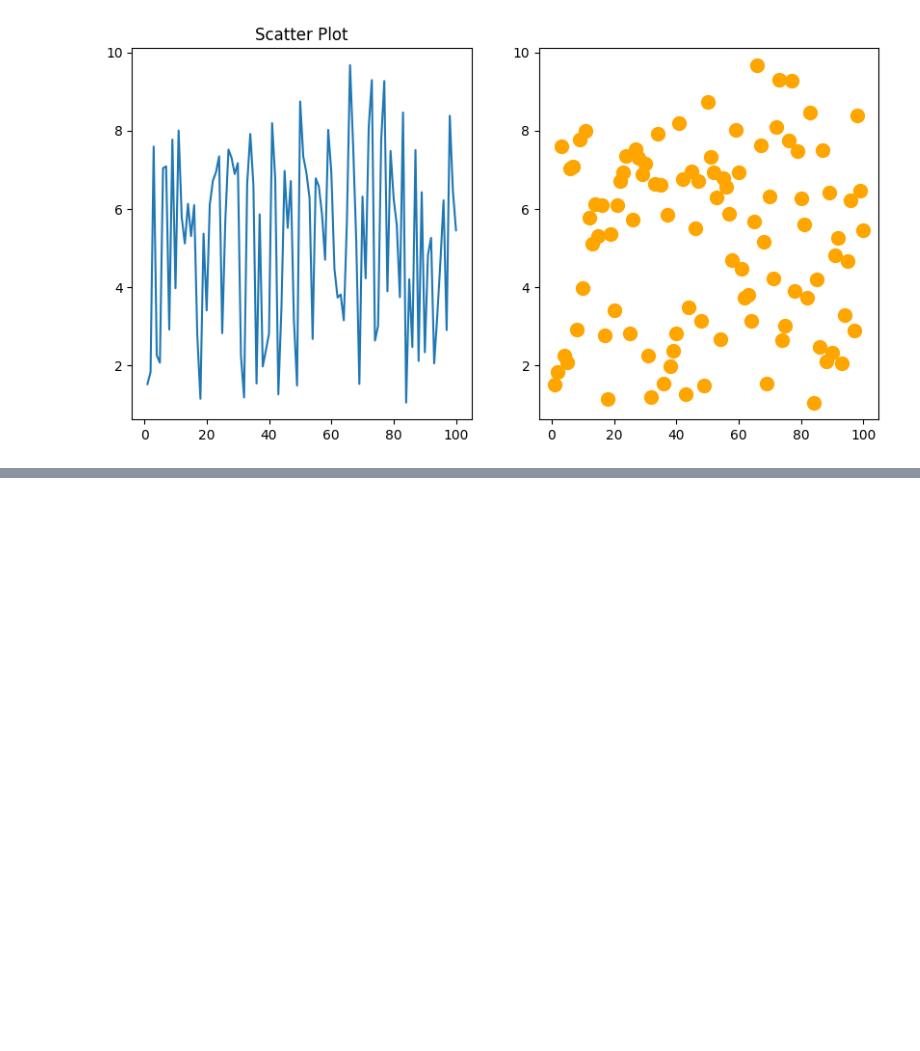
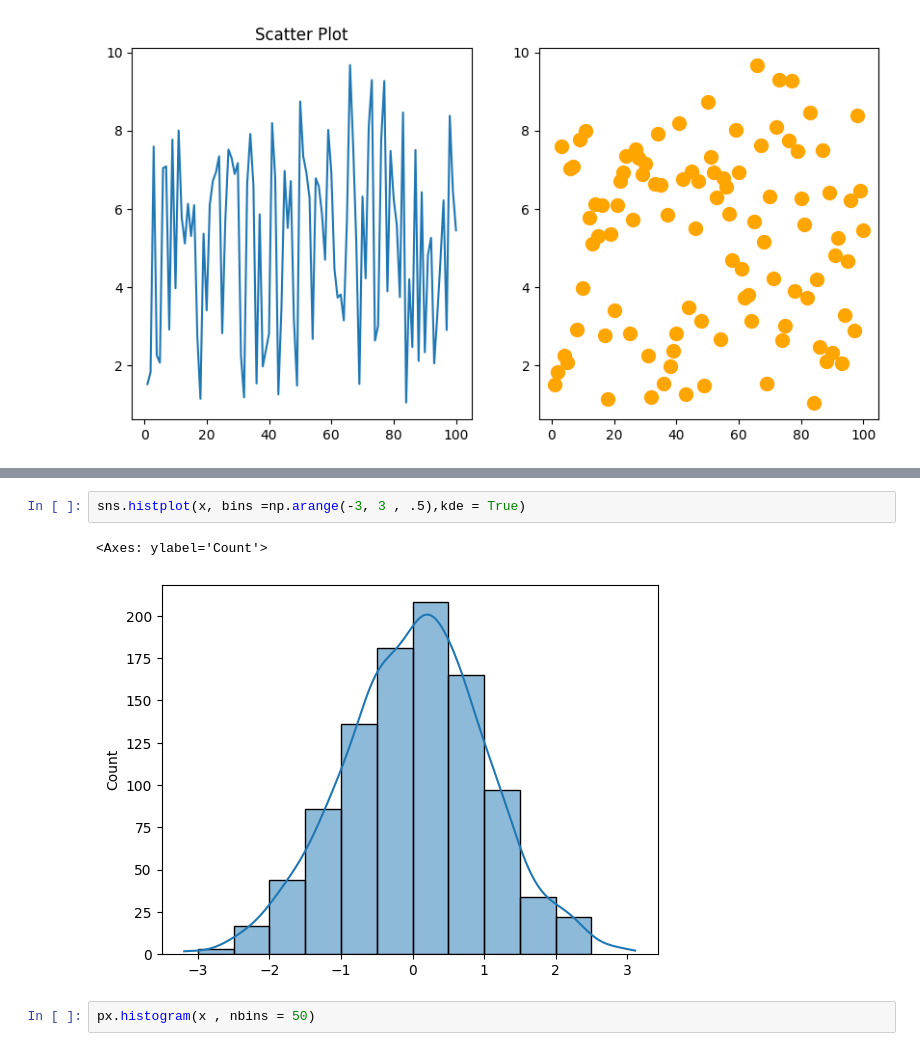
Before and after one commit to muskan-student/pythondata-analytics, a Jupyter notebook: numpy.ipynb, the cells around one changed output, grey strips where cells are left out. Drawn from its saved outputs; the diff is of its cells as text; blank space fills up the shorter version.

```diff
--- a/numpy.ipynb
+++ b/numpy.ipynb
@@ -406,0 +458,7 @@ Text(0.5, 1.0, 'Scatter Plot')
+# %%
+sns.histplot(x, bins =np.arange(-3, 3 , .5),kde = True)
+# %% [output]
+<Axes: ylabel='Count'>
+[figure, added]
+# %%
+px.histogram(x , nbins = 50)
```
Also changed, not shown: parts of 26 cells of this notebook, 1 other file.
